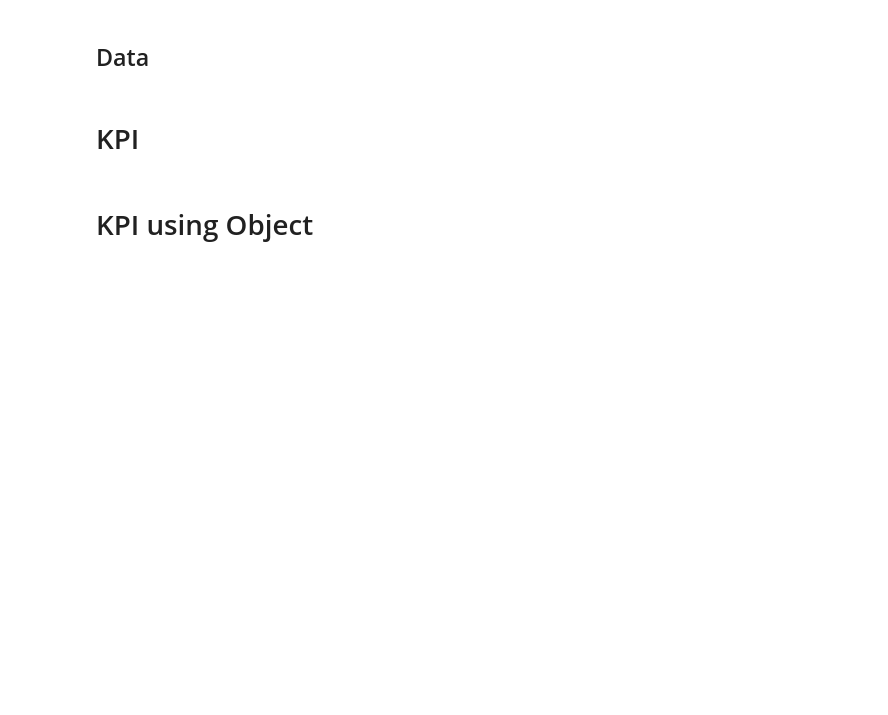
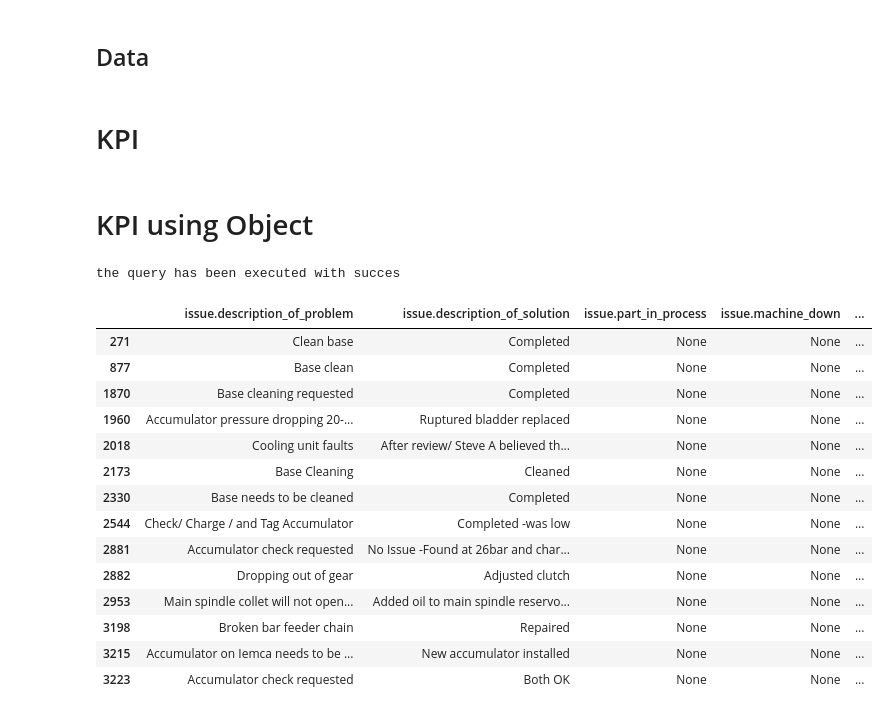
Before and after one commit to usnistgov/nestor, a Jupyter notebook: DatabaseStorage/Program/Main.ipynb, the cells around one changed output. Drawn from its saved outputs; the diff is of its cells as text; code cells hidden in the pictures; blank space fills up the shorter version.

```diff
--- a/DatabaseStorage/Program/Main.ipynb
+++ b/DatabaseStorage/Program/Main.ipynb
@@ -190,2 +192,4 @@ query = cypher_from_kpi(tec,ope)
 # %%
-dataframe = pandas_from_cypher_kpi(database, query)
+dataframe, results = pandas_from_cypher_kpi(database, query, results)
+# %% [output]
+the query has been executed with succes
@@ -194 +196,19 @@ dataframe.shape
+# %%
+dataframe[dataframe["issue_count"]==2]
+# %% [output]
+|  | issue.description_of_problem | issue.description_of_solution | issue.part_in_process | issue.machine_down | ... |
+| 271 | Clean base | Completed | None | None | ... |
+| 877 | Base clean | Completed | None | None | ... |
+| 1870 | Base cleaning requested | Completed | None | None | ... |
+| 1960 | Accumulator pressure dropping 20-... | Ruptured bladder replaced | None | None | ... |
+| 2018 | Cooling unit faults | After review/ Steve A believed th... | None | None | ... |
+| 2173 | Base Cleaning | Cleaned | None | None | ... |
+| 2330 | Base needs to be cleaned | Completed | None | None | ... |
+| 2544 | Check/ Charge / and Tag Accumulator | Completed -was low | None | None | ... |
+| 2881 | Accumulator check requested | No Issue -Found at 26bar and char... | None | None | ... |
+| 2882 | Dropping out of gear | Adjusted clutch | None | None | ... |
+| 2953 | Main spindle collet will not open... | Added oil to main spindle reservo... | None | None | ... |
+| 3198 | Broken bar feeder chain | Repaired | None | None | ... |
+| 3215 | Accumulator on Iemca needs to be ... | New accumulator installed | None | None | ... |
+| 3223 | Accumulator check requested | Both OK | None | None | ... |
 # %%
```
Also changed, not shown: parts of 23 cells of this notebook, 5 other files.
